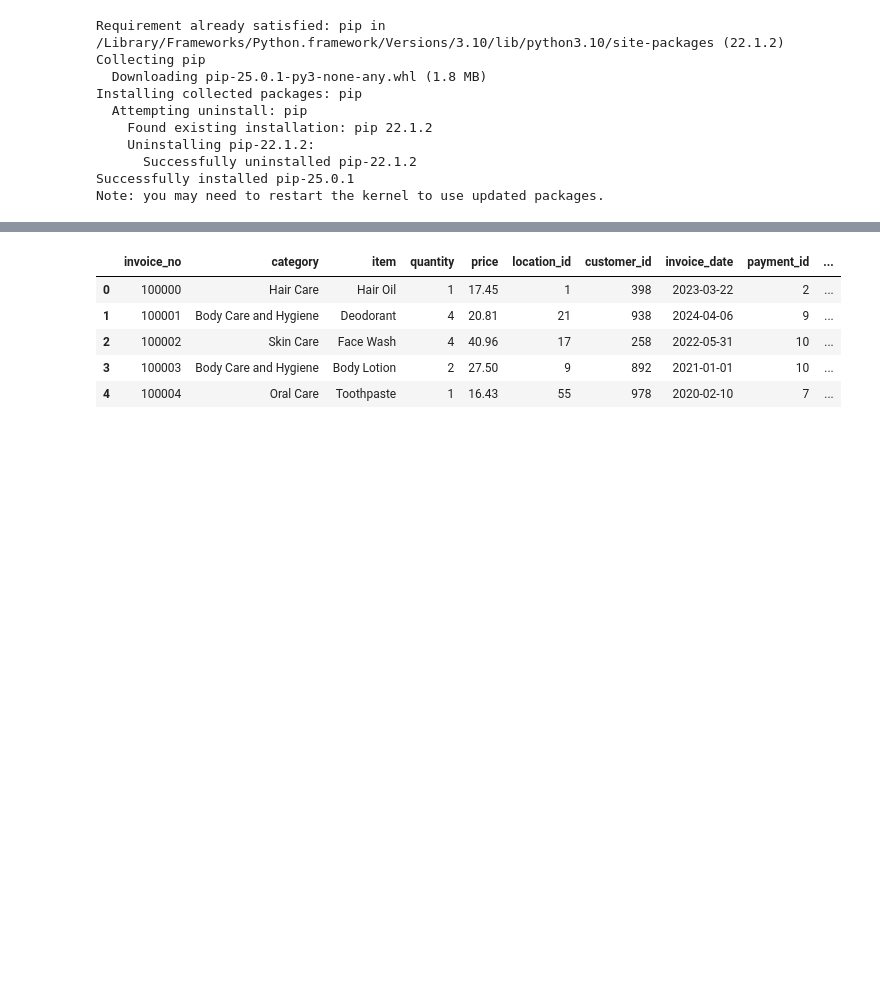
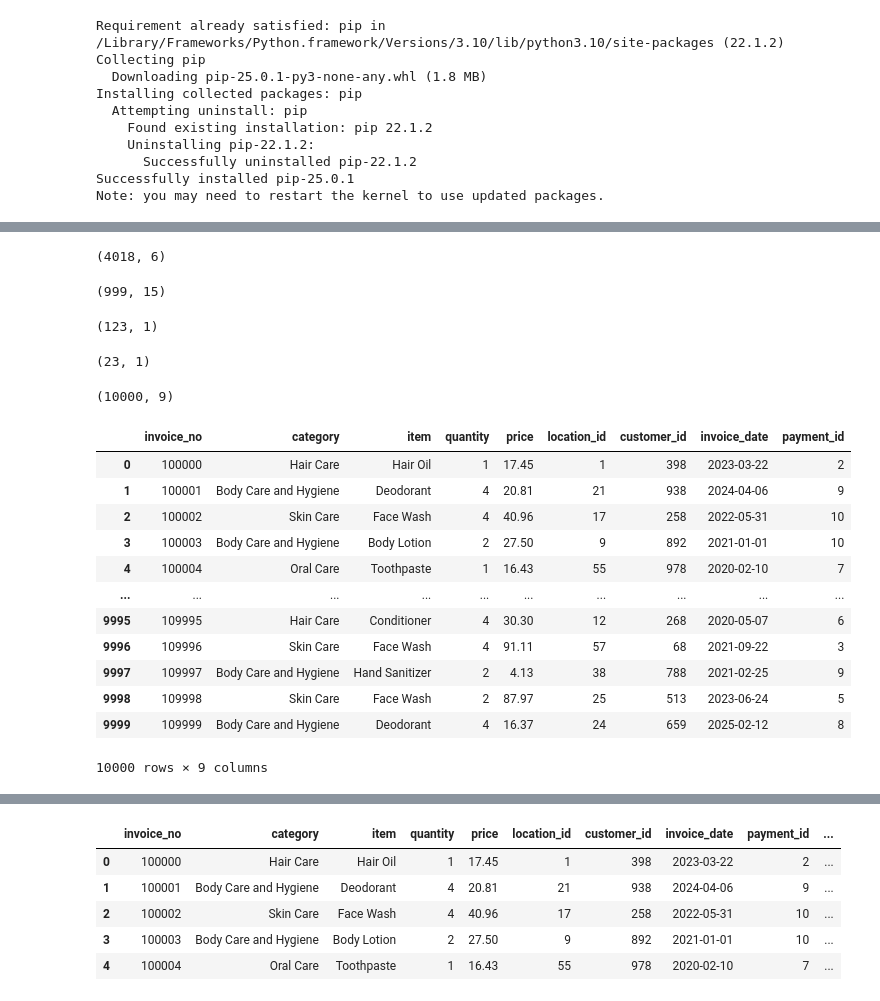
Before and after one commit to SobiaNoorAI/E-Commerce-Customer-Churn-Prediction, a Jupyter notebook: notebooks/Fact_Customer_Table.ipynb, the cells around one changed output, grey strips where cells are left out. Saved outputs shown, nothing was run; the diff lists cells and outputs as text; code cells hidden in the pictures; blank space fills up the shorter version.

```diff
--- a/notebooks/Fact_Customer_Table.ipynb
+++ b/notebooks/Fact_Customer_Table.ipynb
@@ -80,0 +86,36 @@ df4.head()
+# %%
+calendar.shape
+# %% [output]
+(4018, 6)
+# %%
+customer.shape
+# %% [output]
+(999, 15)
+# %%
+location.shape
+# %% [output]
+(123, 1)
+# %%
+payment.shape
+# %% [output]
+(23, 1)
+# %%
+transcation.shape
+# %% [output]
+(10000, 9)
+# %%
+transcation
+# %% [output]
+|  | invoice_no | category | item | quantity | price | location_id | customer_id | invoice_date | payment_id |
+| 0 | 100000 | Hair Care | Hair Oil | 1 | 17.45 | 1 | 398 | 2023-03-22 | 2 |
+| 1 | 100001 | Body Care and Hygiene | Deodorant | 4 | 20.81 | 21 | 938 | 2024-04-06 | 9 |
+| 2 | 100002 | Skin Care | Face Wash | 4 | 40.96 | 17 | 258 | 2022-05-31 | 10 |
+| 3 | 100003 | Body Care and Hygiene | Body Lotion | 2 | 27.50 | 9 | 892 | 2021-01-01 | 10 |
+| 4 | 100004 | Oral Care | Toothpaste | 1 | 16.43 | 55 | 978 | 2020-02-10 | 7 |
+| ... | ... | ... | ... | ... | ... | ... | ... | ... | ... |
+| 9995 | 109995 | Hair Care | Conditioner | 4 | 30.30 | 12 | 268 | 2020-05-07 | 6 |
+| 9996 | 109996 | Skin Care | Face Wash | 4 | 91.11 | 57 | 68 | 2021-09-22 | 3 |
+| 9997 | 109997 | Body Care and Hygiene | Hand Sanitizer | 2 | 4.13 | 38 | 788 | 2021-02-25 | 9 |
+| 9998 | 109998 | Skin Care | Face Wash | 2 | 87.97 | 25 | 513 | 2023-06-24 | 5 |
+| 9999 | 109999 | Body Care and Hygiene | Deodorant | 4 | 16.37 | 24 | 659 | 2025-02-12 | 8 |
+10000 rows × 9 columns
```
Also changed, not shown: parts of 10 cells of this notebook.
